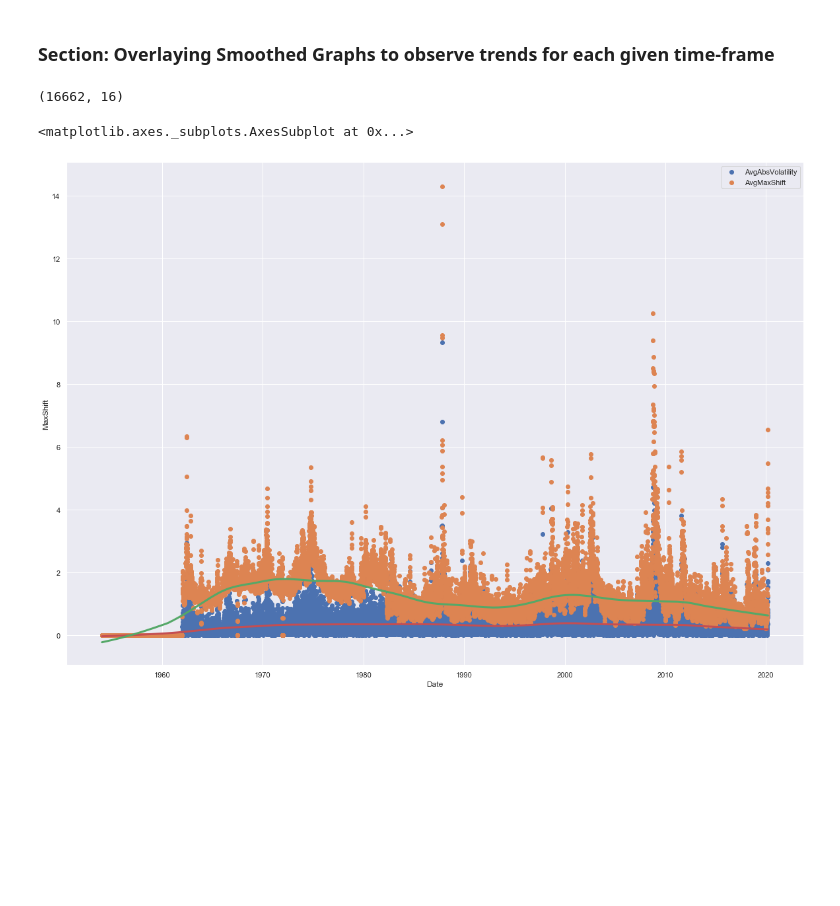
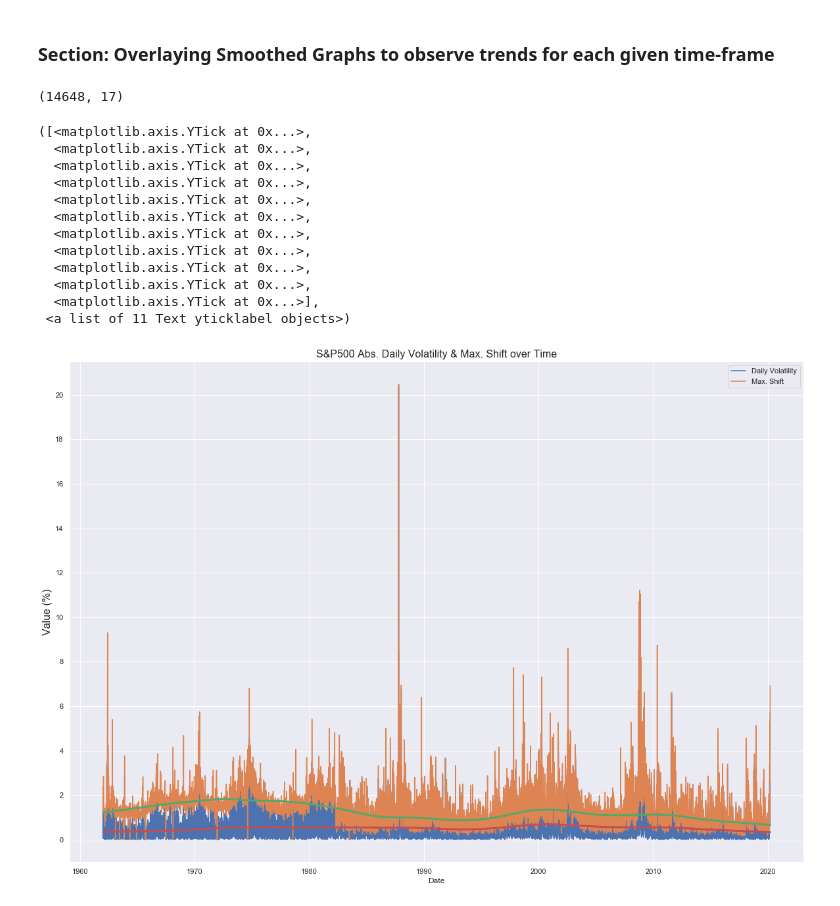
Before and after one commit to vikranttkumar/FedFundsSP500, a Jupyter notebook: Fed Funds Rate interaction with S&P500.ipynb, the cells around one changed output. Saved outputs shown, nothing was run; the diff lists cells and outputs as text; code cells hidden in the pictures; blank space fills up the shorter version.

```diff
--- a/Fed Funds Rate interaction with S&P500.ipynb
+++ b/Fed Funds Rate interaction with S&P500.ipynb
@@ -122,5 +124,6 @@ fed_funds_data.head()
 # %%
 SP500 = pd.read_excel("SP500Data.xlsx")
+SP500 = SP500.loc[SP500.Date > pd.to_datetime('1962-01-01')]
 # %%
 SP500.head()
 # %% [output]
@@ -237,7 +241,8 @@ SP500['PrevDayMaxShift'] = SP500['MaxShift'].shift(1,axis=0)
 SP500['NextDayVolatility'] = SP500['DailyVolatility'].shift(-1,axis=0)
 SP500['NextDayMaxShift'] = SP500['MaxShift'].shift(-1,axis=0)
 SP500['AvgVolatility'] = (SP500['PrevDayVolatility'] + SP500['DailyVolatility'] + SP500['NextDayVolatility'])/3
-SP500['AvgAbsVolatility'] = abs((SP500['PrevDayVolatility'] + SP500['DailyVolatility'] + SP500['NextDayVolatility']))/3
+SP500['AvgAbsVolatility'] = abs((SP500['DailyVolatility']))
+SP500['ThreeDayAvgAbsVolatility'] = abs((SP500['PrevDayVolatility'] + SP500['DailyVolatility'] + SP500['NextDayVolatility']))/3
 SP500['AvgMaxShift'] = (SP500['PrevDayMaxShift'] + SP500['MaxShift'] + SP500['NextDayMaxShift'])/3
 # %%
 SPY_dove_trend = SP500.merge(vertical_lines_dove, left_on='Date', right_on='MeetingDate')
@@ -532,18 +540,31 @@ SP500 = SP500.iloc[1:-1]
 # %%
 SP500.shape
 # %% [output]
-(16662, 16)
+(14648, 17)
 # %%
 sns.set(rc={'figure.figsize':(20, 14)})
 #X = plt.plot(SPY_dove_trend['Date'], SPY_dove_trend['AvgVolatility'], label="AvgVolatility")
-Y = plt.scatter(SP500['Date'], SP500['AvgAbsVolatility'], label= 'AvgAbsVolatility')
-Z = plt.scatter(SP500['Date'], SP500['AvgMaxShift'], label = 'AvgMaxShift')
+Y = plt.plot(SP500['Date'], SP500['AvgAbsVolatility'], label= 'Daily Volatility')
+Z = plt.plot(SP500['Date'], SP500['MaxShift'], label = 'Max. Shift')
 
 rSPYplot = SP500.set_index('Date')
 loess_x = pd.DataFrame(lowess(rSPYplot['AvgAbsVolatility'], np.arange(len(rSPYplot['AvgAbsVolatility'])), frac=0.2)[:, 1], index=rSPYplot.index, columns=['AvgAbsVolatility'])
 sns.lineplot(x = rSPYplot.index, y = 'AvgAbsVolatility', linewidth = 3, data = loess_x, color='r')
 loess_y = pd.DataFrame(lowess(rSPYplot['MaxShift'], np.arange(len(rSPYplot['MaxShift'])), frac=0.2)[:, 1], index=rSPYplot.index, columns=['MaxShift'])
-sns.lineplot(x = rSPYplot.index, y = 'MaxShift', linewidth = 3, data = loess_y, color='g', legend = 'full')
+sns.lineplot(x = rSPYplot.index, y = 'MaxShift', linewidth = 3, data = loess_y, color='g', legend = 'full').set_title("S&P500 Abs. Daily Volatility & Max. Shift over Time", size=16)
+plt.ylabel('Value (%)', fontsize=16)
+plt.yticks([0,2,4,6,8,10,12,14,16,18,20])
 # %% [output]
-<matplotlib.axes._subplots.AxesSubplot at 0x...>
+([<matplotlib.axis.YTick at 0x...>,
+  <matplotlib.axis.YTick at 0x...>,
+  <matplotlib.axis.YTick at 0x...>,
+  <matplotlib.axis.YTick at 0x...>,
+  <matplotlib.axis.YTick at 0x...>,
+  <matplotlib.axis.YTick at 0x...>,
+  <matplotlib.axis.YTick at 0x...>,
+  <matplotlib.axis.YTick at 0x...>,
+  <matplotlib.axis.YTick at 0x...>,
+  <matplotlib.axis.YTick at 0x...>,
+  <matplotlib.axis.YTick at 0x...>],
+ <a list of 11 Text yticklabel objects>)
-[figure, old version]
+[figure, new version]
```
Also changed, not shown: parts of 33 cells of this notebook, 6 other files.
